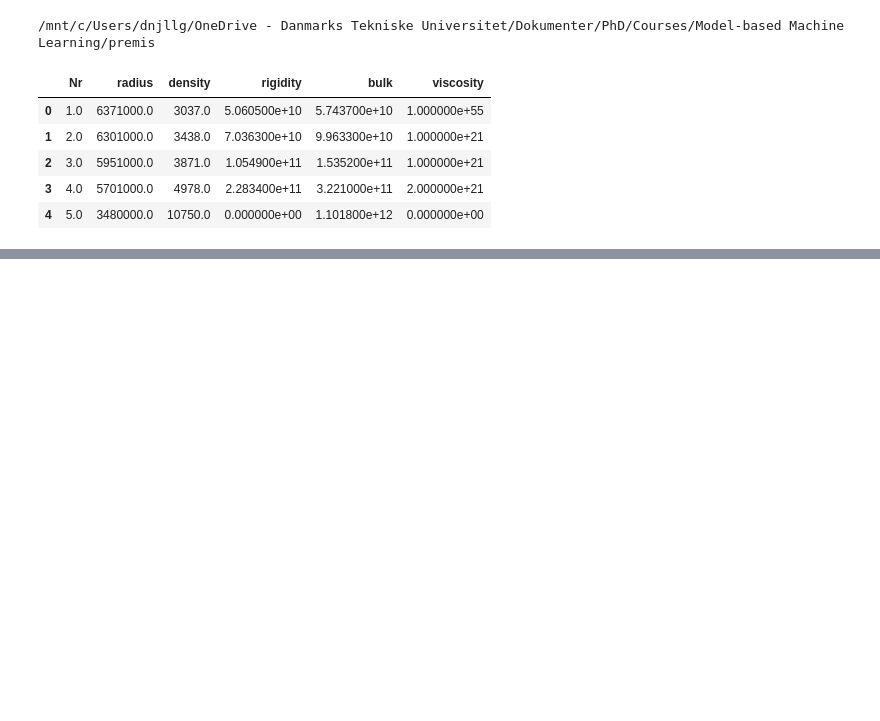
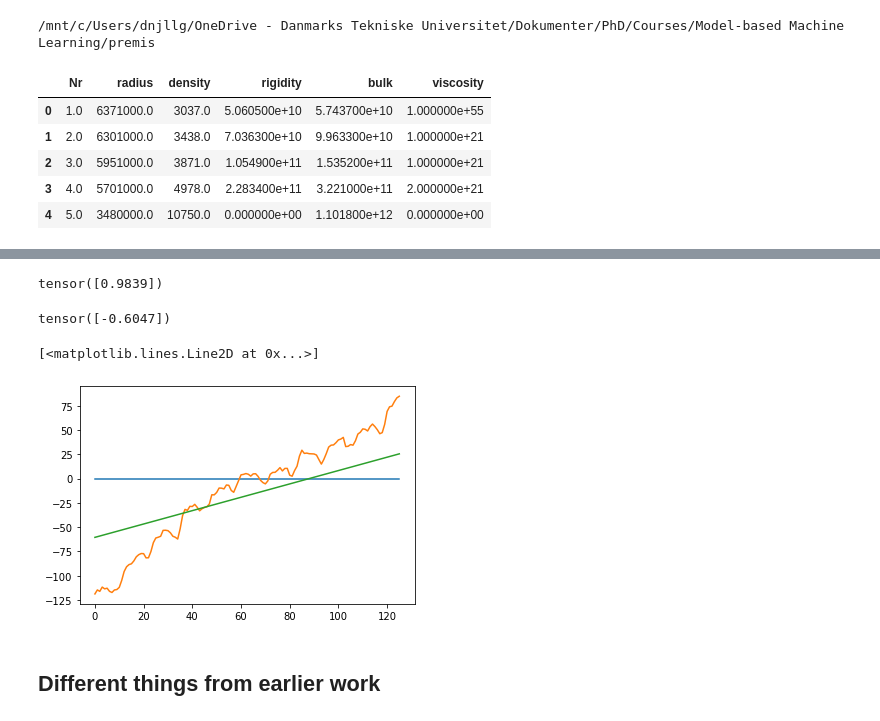
Before and after one commit to eyhl/premis, a Jupyter notebook: notebooks/pyro_model.ipynb, the cells around one changed output, grey strips where cells are left out. Drawn from its saved outputs; the diff is of its cells as text; code cells hidden in the pictures; blank space fills up the shorter version.

```diff
--- a/notebooks/pyro_model.ipynb
+++ b/notebooks/pyro_model.ipynb
@@ -233,0 +197,32 @@ def taboo(j: int, e_l: float, e_um: float, e_lm: float) -> np.ndarray:
+# %%
+N = len(height)
+X = torch.arange(N)
+# %%
+posterior_samples = mcmc.get_samples()
+
+alpha_hat = mcmc.get_samples(1)["alpha"]
+beta_hat = mcmc.get_samples(1)["beta"]
+rigidity_hat = mcmc.get_samples(1)["rigidity_1"]
+
+rigidity_hat
+# %% [output]
+tensor([0.9839])
+# %%
+df_em["rigidity"][0] = rigidity_hat.item() * 1e10
+hlove, nlove = compute_love_numbers(df_em=df_em, CONF=None, verbose=0)
+gf = greens_function(hlove, nlove, [68.704665, -33.214577], [68.58700000, -33.05270000])
+# %%
+alpha_hat
+# %% [output]
+tensor([-0.6047])
+# %%
+y_hat = alpha_hat + X * beta_hat + gf * height
+# %%
+plt.plot(gf * height)
+plt.plot(uplift)
+plt.plot(y_hat)
+# %% [output]
+[<matplotlib.lines.Line2D at 0x...>]
+[figure, added]
+# %% [markdown]
+## Different things from earlier work
```
Also changed, not shown: parts of 21 cells of this notebook, 1 other file.
